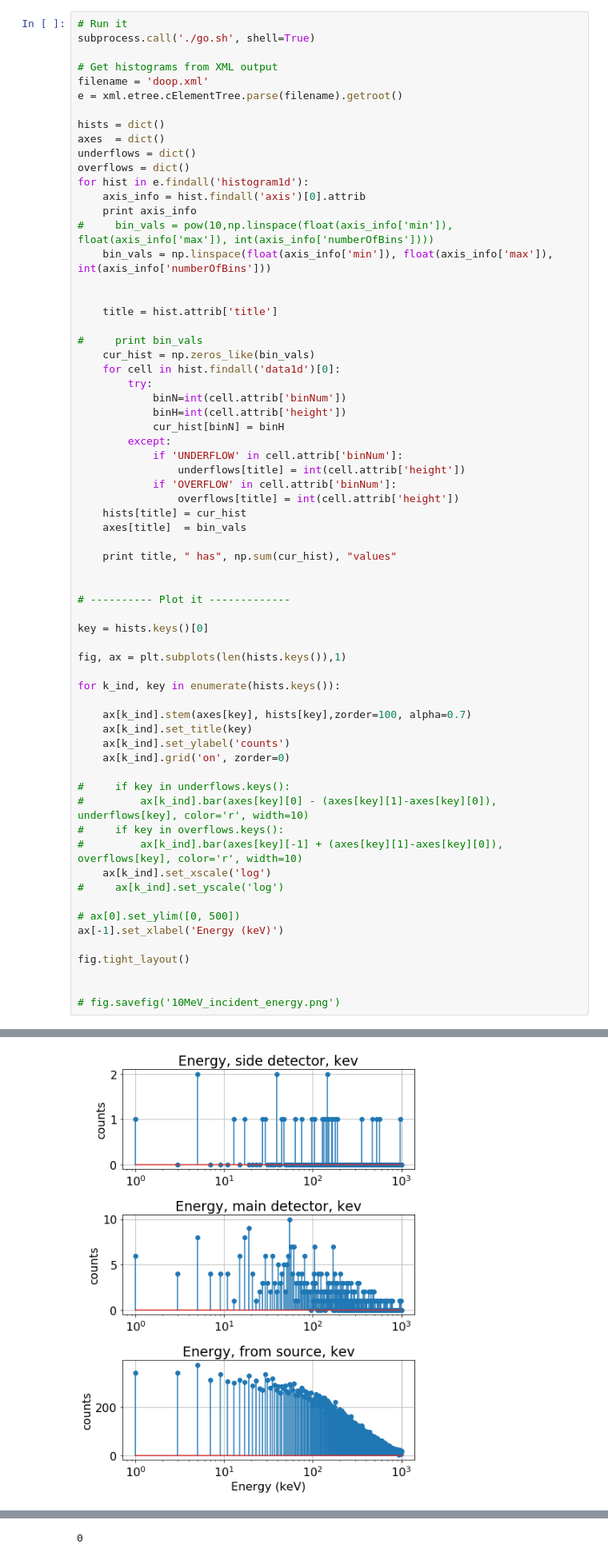
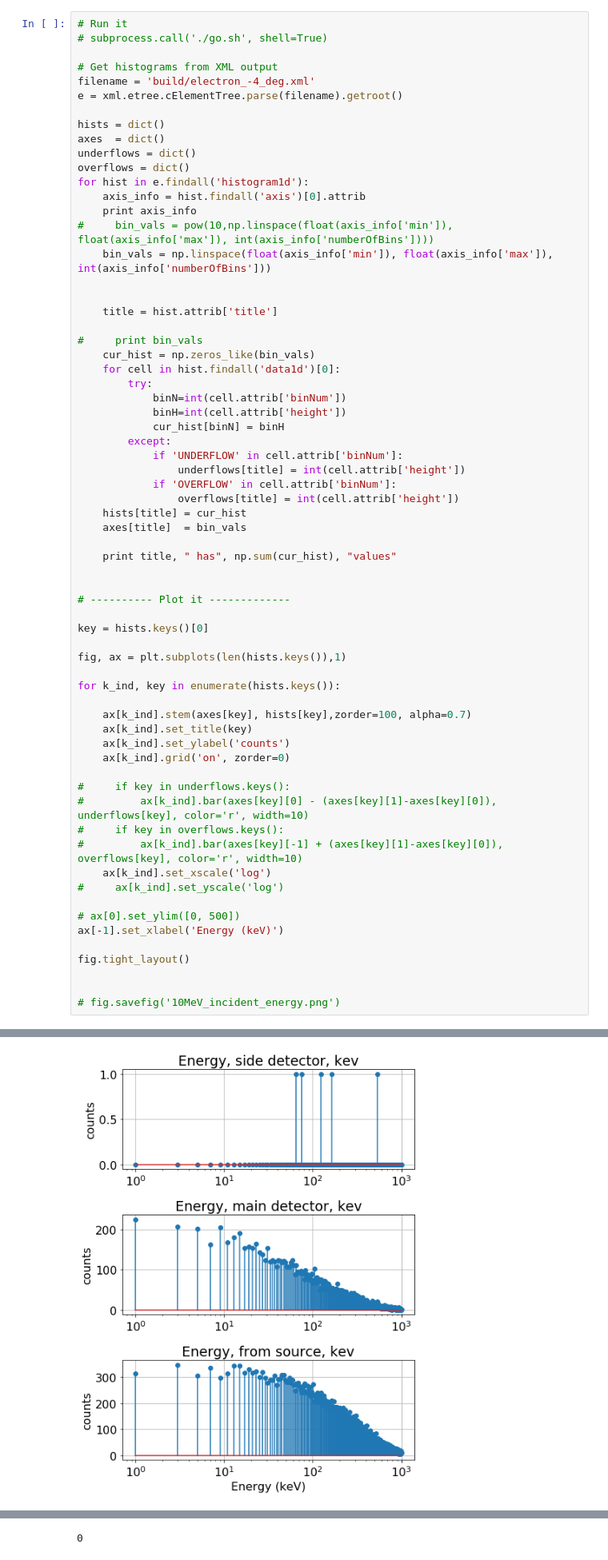
Before and after one commit to asousa/geant_xray_detector, a Jupyter notebook: plot_histograms.ipynb, the cells around one changed output, grey strips where cells are left out. Shown at 80% size. Saved outputs shown, nothing was run; the diff lists cells and outputs as text.

```diff
--- a/plot_histograms.ipynb
+++ b/plot_histograms.ipynb
@@ -25,10 +25,10 @@ plt.rcParams.update(params)
 # --------------- Latex Plot Beautification --------------------------
 # %%
 # Run it
-subprocess.call('./go.sh', shell=True)
+# subprocess.call('./go.sh', shell=True)
 
 # Get histograms from XML output
-filename = 'doop.xml'
+filename = 'build/electron_-4_deg.xml'
 e = xml.etree.cElementTree.parse(filename).getroot()
 
 hists = dict()
@@ -99,4 +99,4 @@ Energy, side detector, kev  has 30.0 values
-[figure, old version]
+[figure, new version]
 # %%
 fig, ax = plt.subplots(1,1)
 ene = np.linspace(1, 10000, 500) # keV
```
Also changed, not shown: parts of 3 cells of this notebook, 8 other files.
